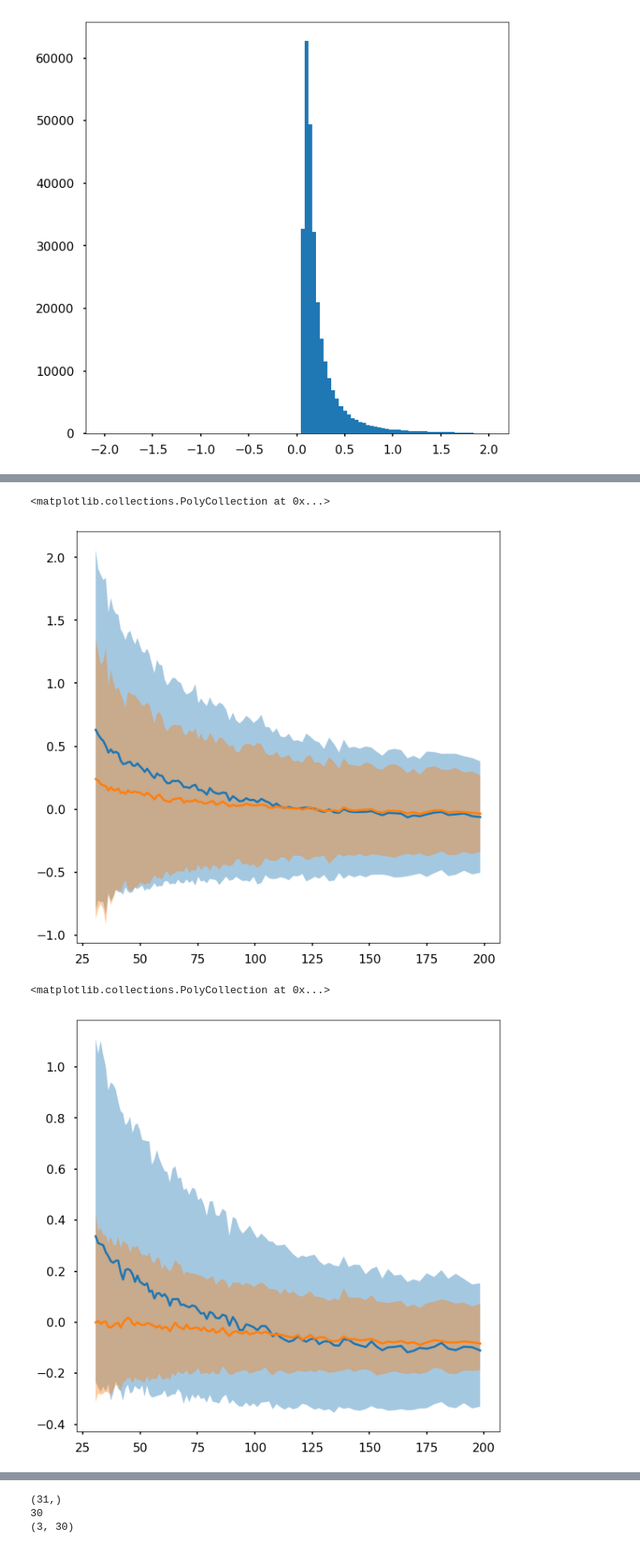
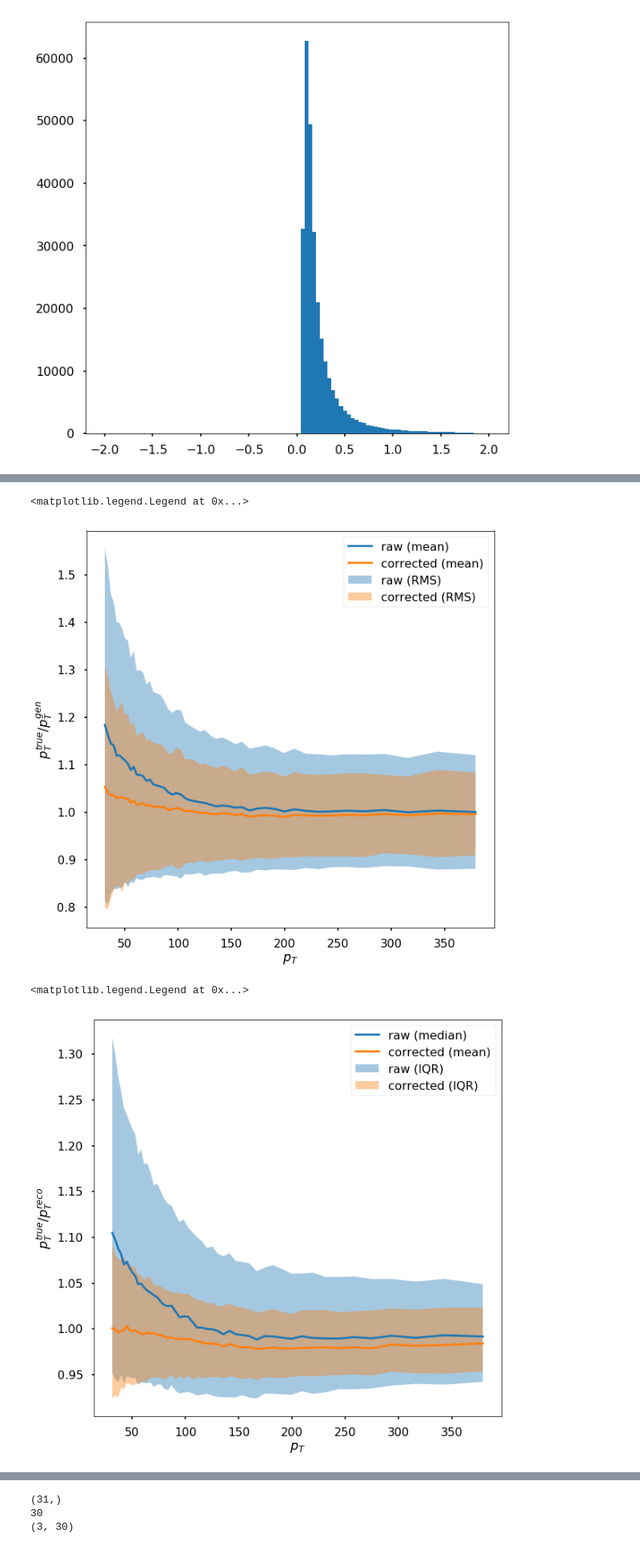
Before and after one commit to michelif/HHbbgg_ETH, a Jupyter notebook: bregression/notebooks/predict_ffwd.ipynb, the cells around one changed output, grey strips where cells are left out. Shown at 80% size. Drawn from its saved outputs; the diff is of its cells as text; code cells hidden in the pictures.

```diff
--- a/bregression/notebooks/predict_ffwd.ipynb
+++ b/bregression/notebooks/predict_ffwd.ipynb
@@ -57,6 +62,3 @@ y = (data['Jet_mcPt']/data['Jet_pt']).values.reshape(-1,1)
-# %%
-y -= config['y_mean']
-y /= config['y_std']
 # %%
 model = keras.models.load_model(models[0],compile=False)
 # %%
@@ -127,0 +102,8 @@ if y_pred.shape[1] > 2:
+# %%
+# normalize back to energy scale
+if config['normalize_target']:
+    corr *= config['y_std']
+    corr += config['y_mean']
+
+    if res is not None:
+        res *= config['y_std']
@@ -145,11 +171,12 @@ import bregnn.utils as utils
 # %%
 reload(utils)
 
-bins, y_mean_pt, y_std_pt, y_qt_pt = utils.profile(y,X[:,0],range=[30,200],bins=100,uniform=False)
+bins, y_mean_pt, y_std_pt, y_qt_pt = utils.profile(y,X[:,0],range=[30,400],bins=50,uniform=False)
 y_median_pt = y_qt_pt[1]
 y_iqr2_pt =  y_qt_pt[0],y_qt_pt[2]
 
-_, err_mean_pt, err_std_pt, err_qt_pt = utils.profile(err,X[:,0],bins=bins)
-err_median_pt = err_qt_pt[1]
-err_iqr2_pt =  err_qt_pt[0],err_qt_pt[2]
+y_corr = y[:,0]/corr
+_, y_corr_mean_pt, y_corr_std_pt, y_corr_qt_pt = utils.profile(y_corr,X[:,0],bins=bins)
+y_corr_median_pt = y_corr_qt_pt[1]
+y_corr_iqr2_pt =  y_corr_qt_pt[0],y_corr_qt_pt[2]
 # %% [output]
@@ -167,28 +194,35 @@ print(err_qt_pt.shape)
 # %%
 binc = 0.5*(bins[1:]+bins[:-1])
 
-plt.plot(binc,y_mean_pt)
-plt.fill_between(binc,y_mean_pt-y_std_pt,y_mean_pt+y_std_pt,alpha=0.4)
+plt.plot(binc,y_mean_pt,label='raw (mean)')
+plt.fill_between(binc,y_mean_pt-y_std_pt,y_mean_pt+y_std_pt,alpha=0.4,label='raw (RMS)')
 
-plt.plot(binc,err_mean_pt)
-plt.fill_between(binc,err_mean_pt-err_std_pt,err_mean_pt+err_std_pt,alpha=0.4)
+plt.plot(binc,y_corr_mean_pt,label='corrected (mean)')
+plt.fill_between(binc,y_corr_mean_pt-y_corr_std_pt,y_corr_mean_pt+y_corr_std_pt,alpha=0.4,label='corrected (RMS)')
 
 # plt.plot(0.5*(bins[1:]+bins[:-1]),quantiles[:,0])
+plt.xlabel('$p_T$')
+plt.ylabel('$p_T^{true} / p_T^{gen}$')
+plt.legend()
 # %% [output]
-<matplotlib.collections.PolyCollection at 0x...>
+<matplotlib.legend.Legend at 0x...>
-[figure, old version]
+[figure, new version]
 # %%
-plt.plot(binc,y_median_pt)
-plt.fill_between(binc,*y_iqr2_pt,alpha=0.4)
+plt.plot(binc,y_median_pt,label='raw (median)')
+plt.fill_between(binc,*y_iqr2_pt,alpha=0.4,label='raw (IQR)')
 
-#print(err_median_pt)
-plt.plot(binc,err_median_pt)
-plt.fill_between(binc,*err_iqr2_pt,alpha=0.4)
+#print(y_corr_median_pt)
+plt.plot(binc,y_corr_median_pt,label='corrected (mean)')
+plt.fill_between(binc,*y_corr_iqr2_pt,alpha=0.4,label='corrected (IQR)')
 
-#plt.plot(binc,err_mean_pt)
-#plt.fill_between(binc,err_mean_pt-err_std_pt,err_mean_pt+err_std_pt,alpha=0.4)
+#plt.plot(binc,y_corr_mean_pt)
+#plt.fill_between(binc,y_corr_mean_pt-y_corr_std_pt,y_corr_mean_pt+y_corr_std_pt,alpha=0.4)
 
 # plt.plot(0.5*(bins[1:]+bins[:-1]),quantiles[:,0])
+
+plt.xlabel('$p_T$')
+plt.ylabel('$p_T^{true} / p_T^{reco}$')
+plt.legend()
 # %% [output]
-<matplotlib.collections.PolyCollection at 0x...>
+<matplotlib.legend.Legend at 0x...>
-[figure, old version]
+[figure, new version]
```
Also changed, not shown: parts of 35 cells of this notebook.
